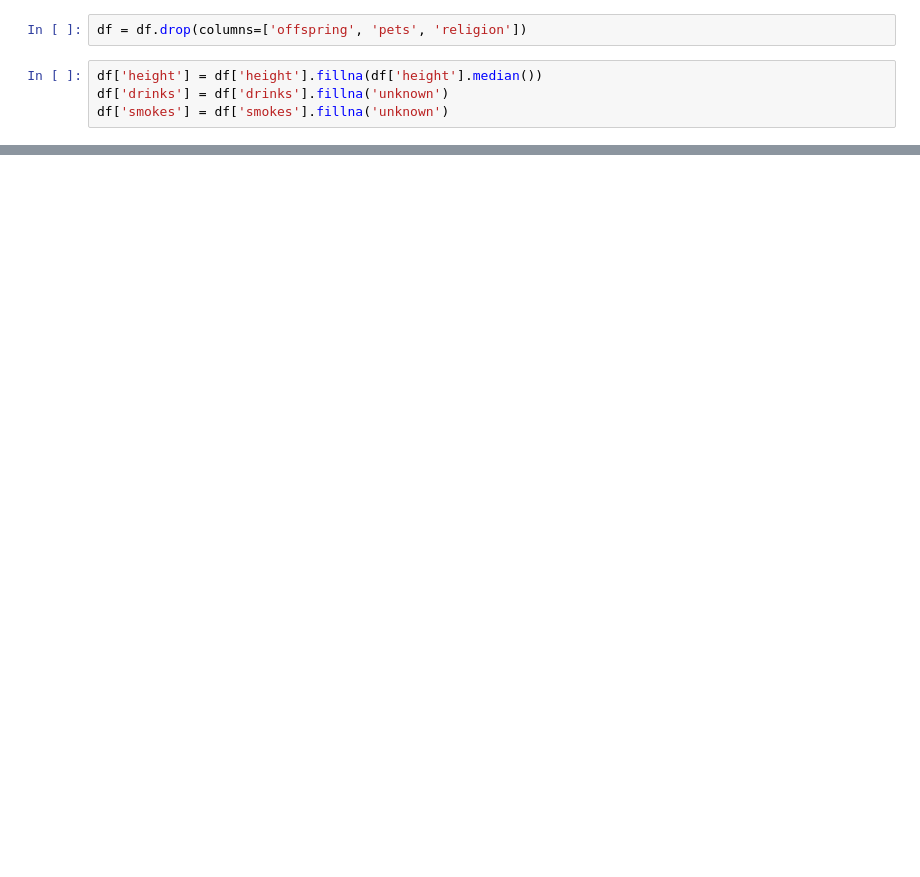
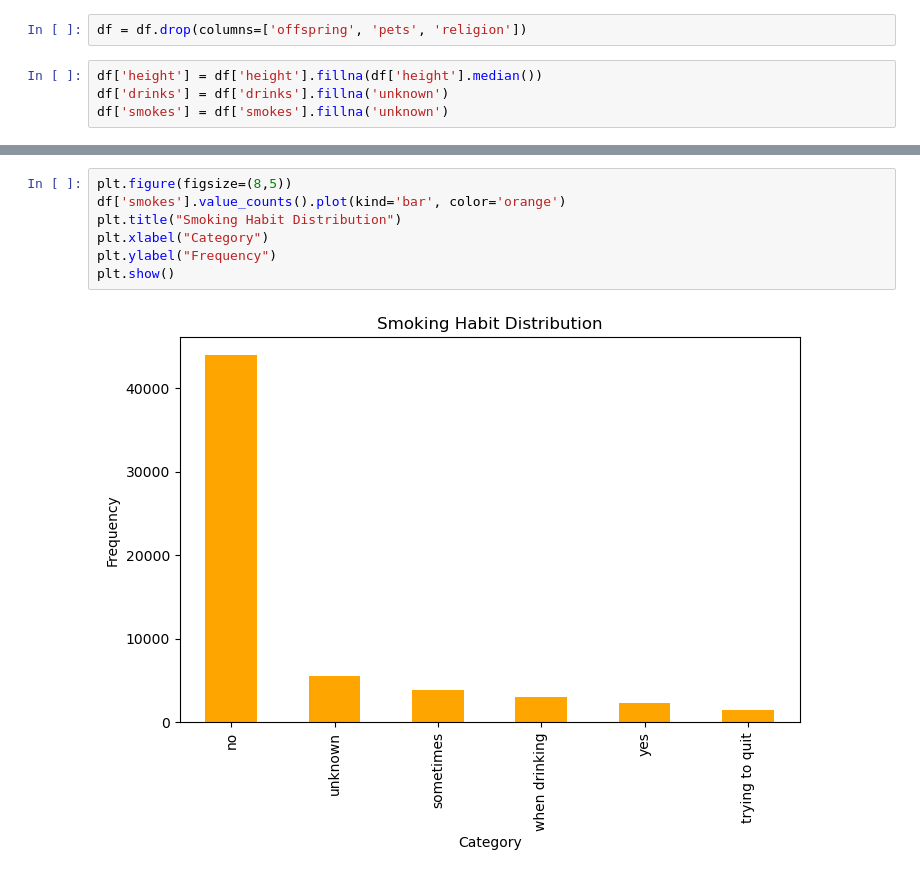
Before and after one commit to KhodorRifaii/MatchMakerAI, a Jupyter notebook: MatchMakerAI.ipynb, the cells around one changed output, grey strips where cells are left out. Saved outputs shown, nothing was run; the diff lists cells and outputs as text; blank space fills up the shorter version.

```diff
--- a/MatchMakerAI.ipynb
+++ b/MatchMakerAI.ipynb
@@ -83,0 +123,9 @@ df['smokes'] = df['smokes'].fillna('unknown')
+# %%
+plt.figure(figsize=(8,5))
+df['smokes'].value_counts().plot(kind='bar', color='orange')
+plt.title("Smoking Habit Distribution")
+plt.xlabel("Category")
+plt.ylabel("Frequency")
+plt.show()
+# %% [output]
+[figure, added]
```
Also changed, not shown: parts of 8 cells of this notebook.
